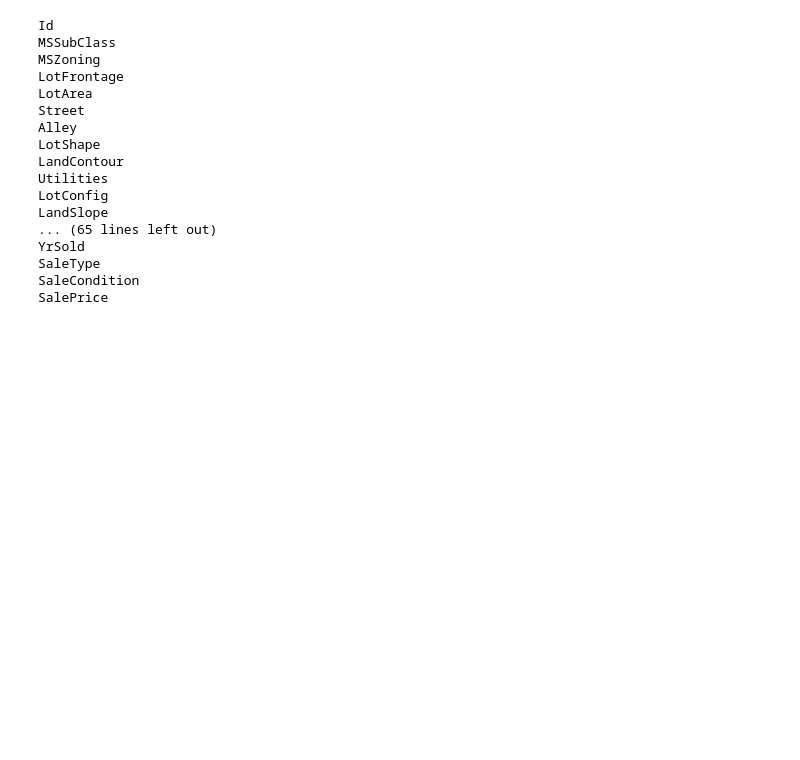
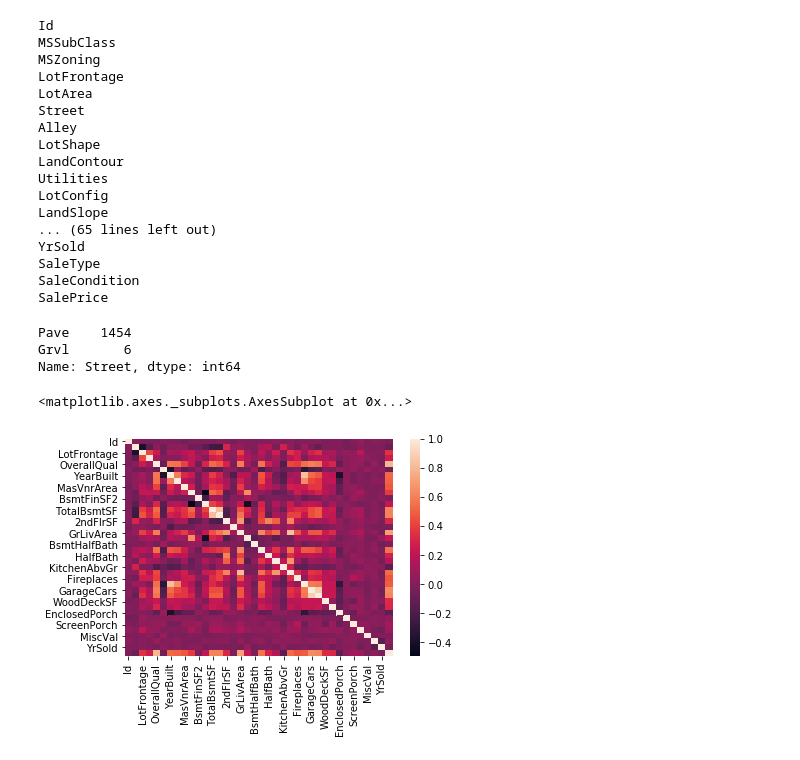
Before and after one commit to Max-Kloucek/kaggle_houseprices, a Jupyter notebook: basic-data-exploraton-sam.ipynb, the cells around one changed output. Drawn from its saved outputs; the diff is of its cells as text; code cells hidden in the pictures; blank space fills up the shorter version.

```diff
--- a/basic-data-exploraton-sam.ipynb
+++ b/basic-data-exploraton-sam.ipynb
@@ -48,3 +48,11 @@ YrSold
 SaleType
 SaleCondition
 SalePrice
+# %%
+train_data['Street'].value_counts()
+# %% [output]
+Pave    1454
+Grvl       6
+Name: Street, dtype: int64
+# %%
+correlation = train_data.corr()
@@ -50,0 +61,5 @@ SalePrice
+# %%
+seaborn.heatmap(correlation)
+# %% [output]
+<matplotlib.axes._subplots.AxesSubplot at 0x...>
+[figure, added]
```
Also changed, not shown: parts of 2 cells of this notebook.
